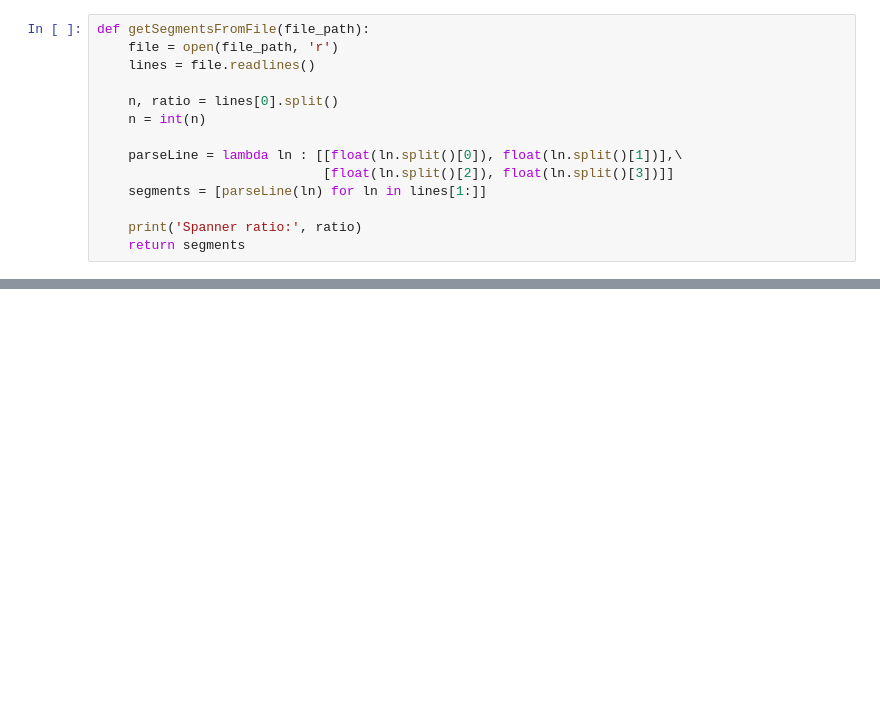
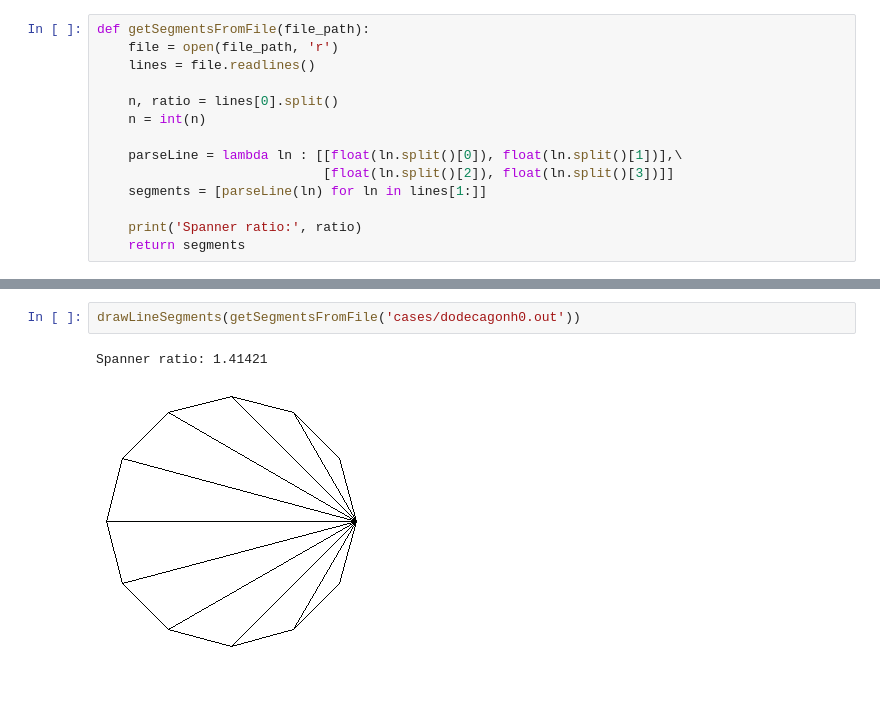
Before and after one commit to luccasiau/cpsc448, a Jupyter notebook: spanner/Nice art.ipynb, the cells around one changed output, grey strips where cells are left out. Saved outputs shown, nothing was run; the diff lists cells and outputs as text; blank space fills up the shorter version.

```diff
--- a/spanner/Nice art.ipynb
+++ b/spanner/Nice art.ipynb
@@ -50,0 +66,5 @@ Spanner ratio: 1.38367
+# %%
+drawLineSegments(getSegmentsFromFile('cases/dodecagonh0.out'))
+# %% [output]
+Spanner ratio: 1.41421
+[figure, added]
```
Also changed, not shown: parts of 21 cells of this notebook, 48 other files.
